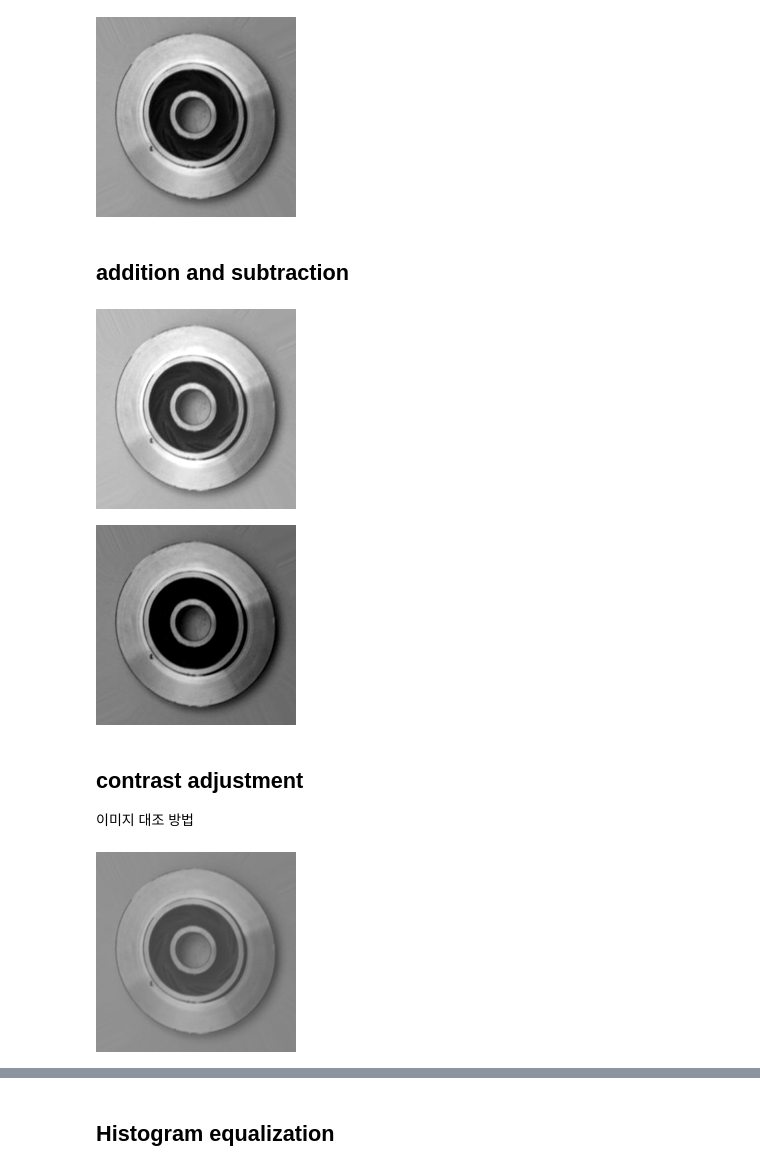
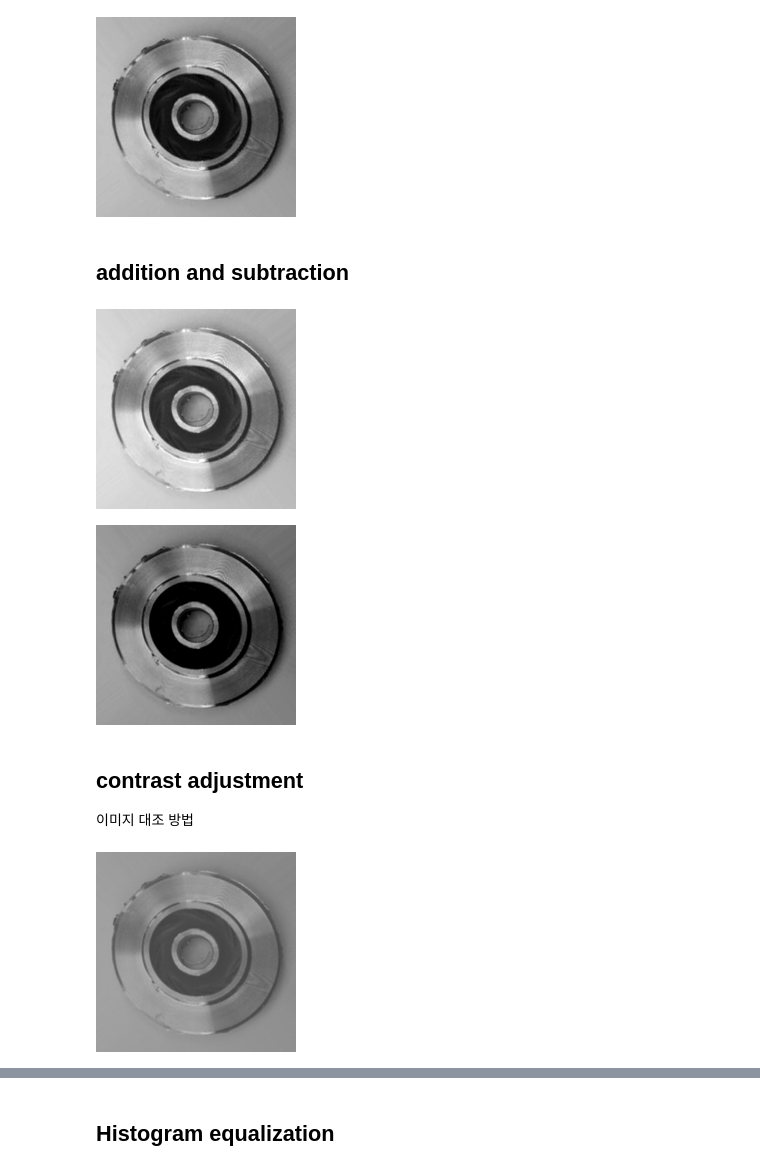
Before and after one commit to mong-head/classification_manufactoring_data, a Jupyter notebook: data_characteristic.ipynb, the cells around one changed output, grey strips where cells are left out. Cells and saved outputs as stored; diff of their text form; code cells hidden in the pictures.

```diff
--- a/data_characteristic.ipynb
+++ b/data_characteristic.ipynb
@@ -5,11 +5,12 @@ import numpy as np
 import cv2
 # %%
 #read the image
-im = Image.open("./drive/MyDrive/project/manufacturing/casting/casting_data/casting_data/train/def_front/cast_def_0_0.jpeg")
+im = Image.open("/content/drive/MyDrive/project/manufacturing/data/casting_data/train/def_front/cast_def_0_19.jpeg")
 im_array = np.array(im)
-im.resize((200,200))
+resized_im = im.resize((200,200))
+resized_im
 # %% [output]
-[figure, old version]
+[figure, new version]
 # %% [markdown]
 ## addition and subtraction
 # %%
@@ -17,13 +18,13 @@ im.resize((200,200))
 im_add = np.clip(im_array.astype(np.int)+30,0,255)
 Image.fromarray(im_add.astype(np.uint8)).resize((200,200))
 # %% [output]
-[figure, old version]
+[figure, new version]
 # %%
 # subtraction(어둡게)
 im_add = np.clip(im_array.astype(np.int)-30,0,255)
 Image.fromarray(im_add.astype(np.uint8)).resize((200,200))
 # %% [output]
-[figure, old version]
+[figure, new version]
 # %% [markdown]
 ## contrast adjustment
 
@@ -36,7 +37,7 @@ factor = 0.5 # decrease contrast
 im_output = enhancer.enhance(factor)
 im_output.resize((200,200))
 # %% [output]
-[figure, old version]
+[figure, new version]
 # %%
 factor = 1.5 # decrease contrast
 im_output2 = enhancer.enhance(factor)
```
Also changed, not shown: parts of 17 cells of this notebook.
